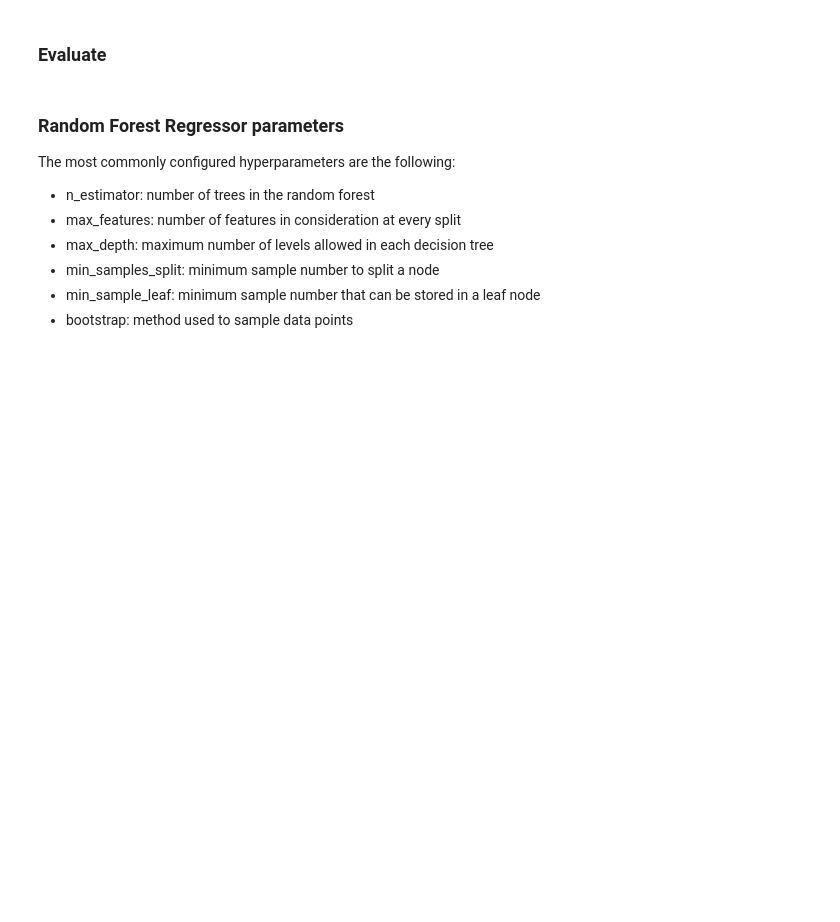
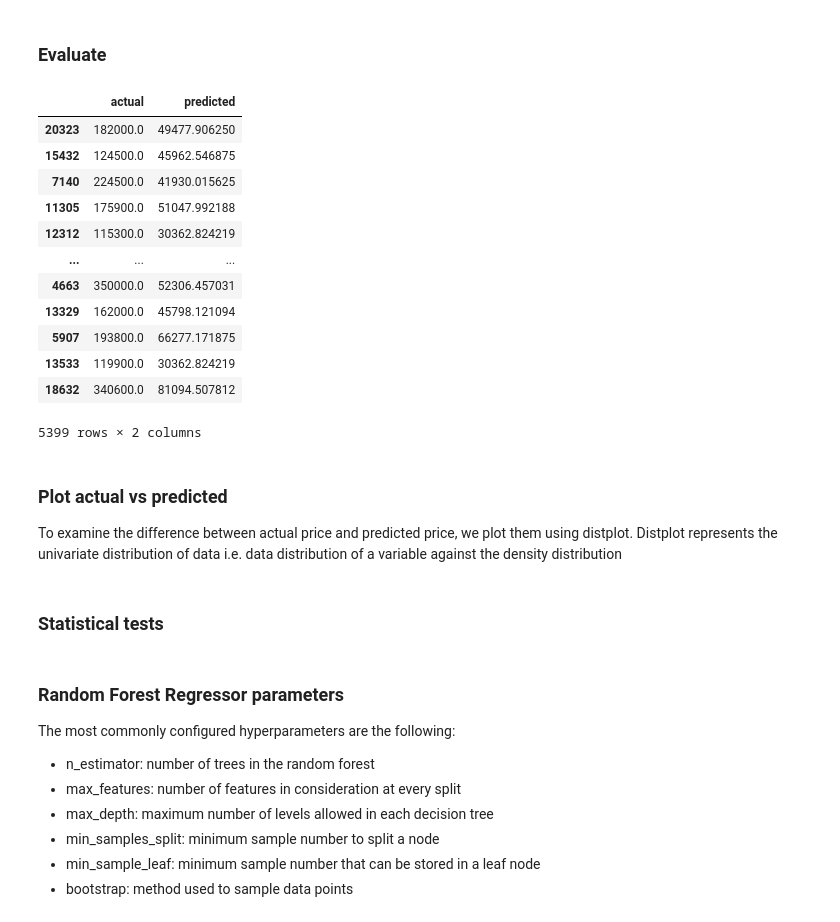
Before and after one commit to Jainlo/cali-housing-prices, a Jupyter notebook: src/Lujain.ipynb, the cells around one changed output. Drawn from its saved outputs; the diff is of its cells as text; code cells hidden in the pictures; blank space fills up the shorter version.

```diff
--- a/src/Lujain.ipynb
+++ b/src/Lujain.ipynb
@@ -134,4 +179,22 @@ best_xgb_model.fit(X_train, y_train)
 ### Evaluate
 # %%
 y_pred = best_xgb_model.predict(X_test)
-print({'actual': y_test, 'predicted': y_pred})
+eval_ = pd.DataFrame({'actual': y_test, 'predicted': y_pred})
+eval_
+# %% [output]
+|  | actual | predicted |
+| 20323 | 182000.0 | 49477.906250 |
+| 15432 | 124500.0 | 45962.546875 |
+| 7140 | 224500.0 | 41930.015625 |
+| 11305 | 175900.0 | 51047.992188 |
+| 12312 | 115300.0 | 30362.824219 |
+| ... | ... | ... |
+| 4663 | 350000.0 | 52306.457031 |
+| 13329 | 162000.0 | 45798.121094 |
+| 5907 | 193800.0 | 66277.171875 |
+| 13533 | 119900.0 | 30362.824219 |
+| 18632 | 340600.0 | 81094.507812 |
+5399 rows × 2 columns
+# %% [markdown]
+### Plot actual vs predicted
+To examine the difference between actual price and predicted price, we plot them using distplot. Distplot represents the univariate distribution of data i.e. data distribution of a variable against the density distribution
@@ -137,0 +215,2 @@ print({'actual': y_test, 'predicted': y_pred})
+# %% [markdown]
+### Statistical tests
```
Also changed, not shown: parts of 28 cells of this notebook.
